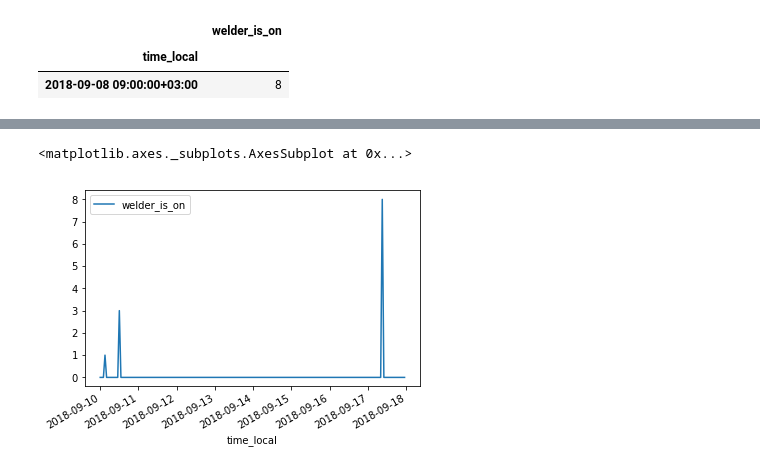
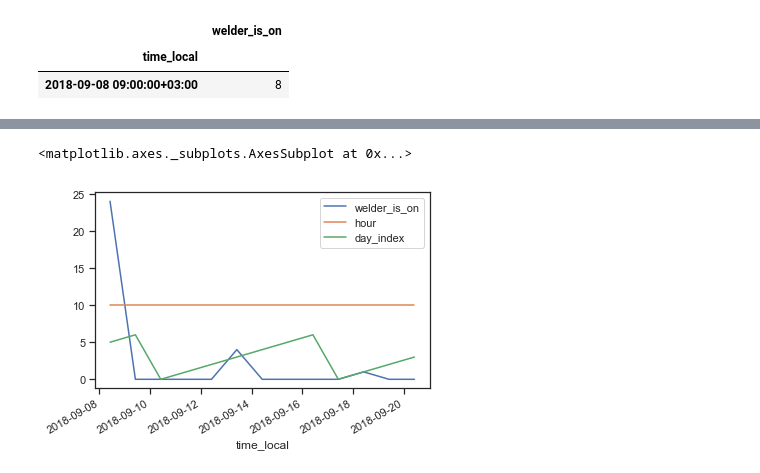
Before and after one commit to RadiantLabs/microgrid-appliance-analysis, a Jupyter notebook: scripts/transform_load_profile.ipynb, the cells around one changed output, grey strips where cells are left out. Saved outputs shown, nothing was run; the diff lists cells and outputs as text; code cells hidden in the pictures.

Commit message:
Exploratory work on python scripts for generating usage profiles
* Making progress, need to finish welder sampling and consolidate into a single jupyter notebook

```diff
--- a/scripts/transform_load_profile.ipynb
+++ b/scripts/transform_load_profile.ipynb
@@ -101,3 +125,3 @@ utilization_while_logged = 0.25
 # %%
-df_2min['welder_utilization'] = df_2min['welder_is_on'] * utilization_while_logged
-df_2min[60:70]
+# df_2min['welder_utilization'] = df_2min['welder_is_on'] * utilization_while_logged
+# df_2min[60:70]
@@ -163,10 +175,10 @@ df_2min_index['2018-09-08 09:00':'2018-09-08 09:58']
 # %%
 # Sum every interval within an hour ('H')
-df_hour = df_2min_index.resample('H').sum().drop(columns=['welder_count', 'welder_utilization'])
+df_hour = df_2min_index.resample('H').sum().drop(columns=['welder_count'])
 
 # The original data had 9319 rows.
-# There are 30 2-minute intervals in an hour.
-# 9319 / 30 = 311, which is what the row count should show from .shape
+# There are 30 two-minute intervals in an hour.
+# 9319 / 30 = 311, which is what the row count should be after resampling from 2min to an hour
 df_hour.shape
 # %% [output]
 (311, 1)
@@ -181,0 +192,8 @@ df_hour['2018-09-08 09:00':'2018-09-08 09:58']
+# %%
+# Add day of week column
+df_hour['day_name'] = df_hour.index.day_name()
+df_hour['hour'] = df_hour.index.hour
+df_hour['day_index'] = df_hour.index.dayofweek
+df_hour["day"] = df_hour["day_index"].map(str) + '_' + df_hour["day_name"]
+
+df_hour.sample(10)
@@ -203,0 +253,3 @@ df_mondays
+# %%
+df_hour_0 = df_hour[df_hour.index.hour == 10]
+df_hour_0
@@ -204,5 +272,5 @@ df_mondays
 # %%
-df_mondays.plot()
+df_hour_0.plot()
 # %% [output]
 <matplotlib.axes._subplots.AxesSubplot at 0x...>
-[figure, old version]
+[figure, new version]
```
Also changed, not shown: parts of 22 cells of this notebook, 5 other files.
